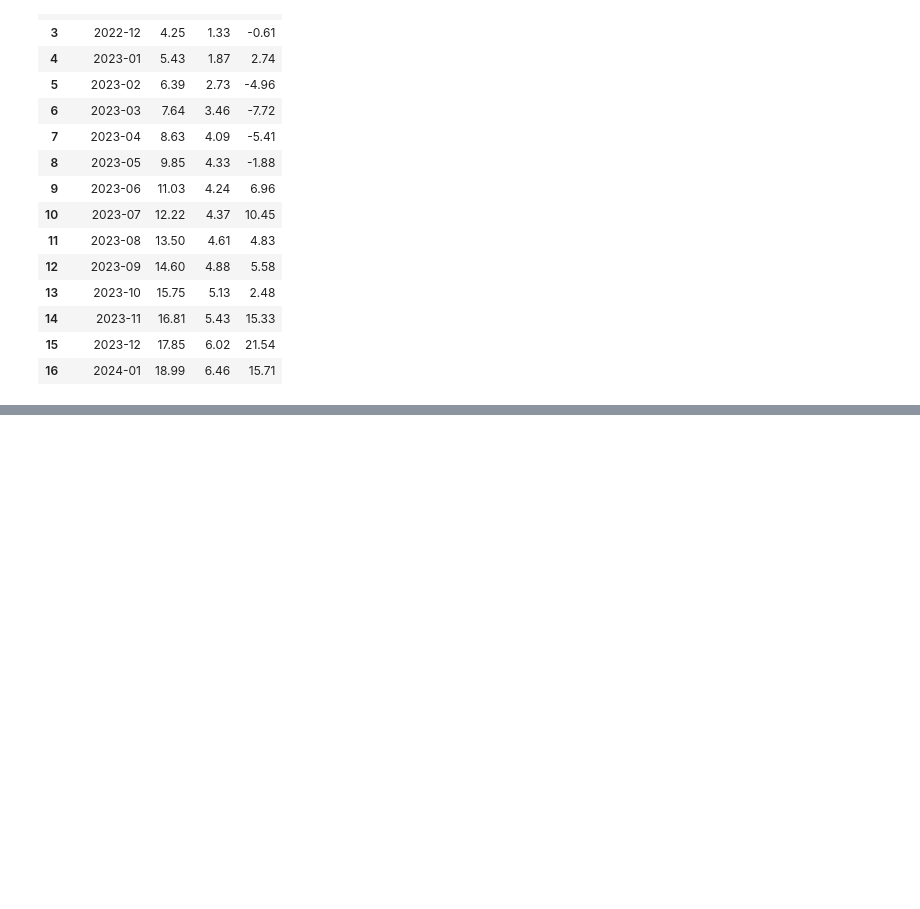
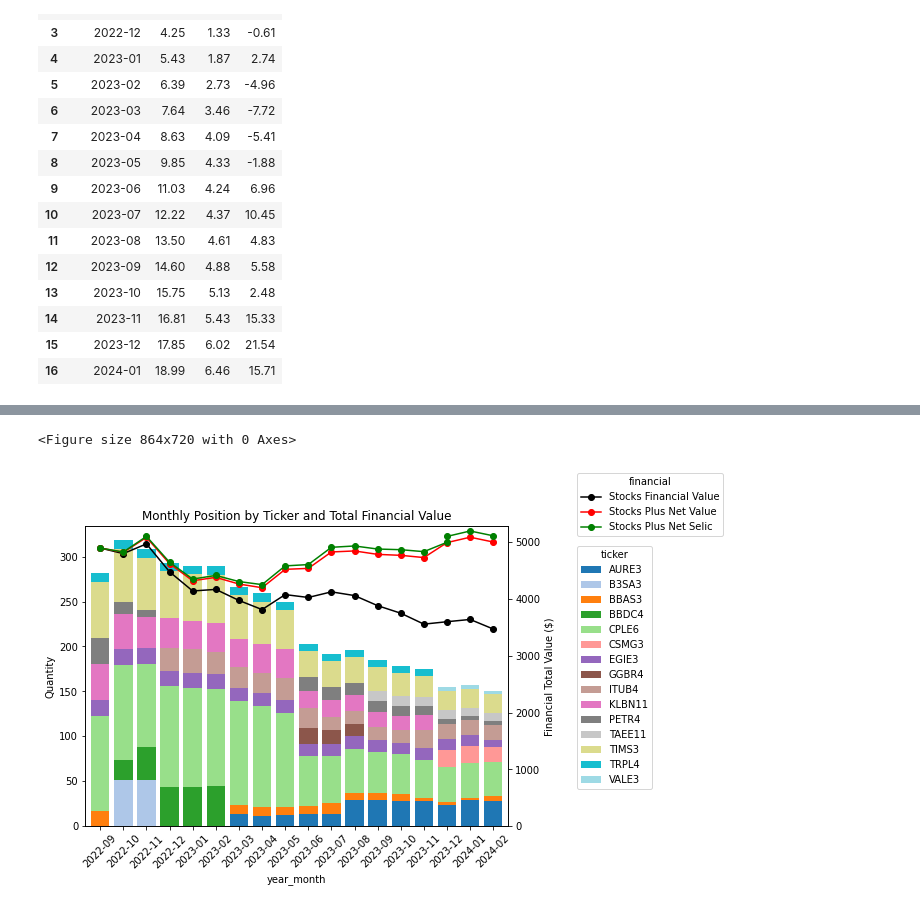
Before and after one commit to humbertomfialho/stock_dividends, a Jupyter notebook: analyses.ipynb, the cells around one changed output, grey strips where cells are left out. Cells and saved outputs as stored; diff of their text form; code cells hidden in the pictures; blank space fills up the shorter version.

```diff
--- a/analyses.ipynb
+++ b/analyses.ipynb
@@ -648,0 +732,17 @@ display(market_info)
+# %%
+negotiation_net_selic = negotiation_info[['date', 'net_value']].copy()
+negotiation_net_selic.loc[0, 'net_value'] = 0
+negotiation_net_selic['date'] = pd.to_datetime(negotiation_net_selic['date'])
+display(negotiation_net_selic)
+
+percent_selic = selic[selic['date'].isin(negotiation_net_selic['date'])][['date', 'variation']]
+percent_selic.reset_index(inplace=True, drop=True)
+percent_selic['percent_apply'] = percent_selic.loc[len(negotiation_net_selic)-1, 'variation'] - percent_selic['variation']
+percent_selic = percent_selic[['date', 'percent_apply']]
+
+negotiation_net_selic = negotiation_net_selic.merge(percent_selic, how='left', on='date')
+negotiation_net_selic['net_selic'] = negotiation_net_selic['net_value'] * (1 + negotiation_net_selic['percent_apply']/100)
+negotiation_net_selic['year_month'] = negotiation_net_selic['date'].dt.to_period('M')
+negotiation_net_selic.index = negotiation_net_selic['year_month']
+negotiation_net_selic = negotiation_net_selic[['net_selic']]
+# display(negotiation_net_selic)
@@ -648,0 +767,5 @@ display(market_info)
+# %%
+month_stock_total_selic = month_stock_total.merge(negotiation_net_selic, how='left', left_index=True, right_index=True)
+month_stock_total_selic['cumulative_net_selic'] = month_stock_total_selic['net_selic'].cumsum()
+month_stock_total_selic['total_net_selic'] = month_stock_total_selic['total'] + month_stock_total_selic['cumulative_net_selic']
+display(month_stock_total_selic)
@@ -649,3 +791,26 @@ display(market_info)
+# %%
+plt.figure(figsize=(12, 10))
+
+ax = monthly_totals.plot(kind='bar', stacked=True, figsize=(10, 6), width=0.8, color=colors)
+ax.set_ylabel('Quantity')
+ax2 = plt.gca().twinx()
+ax2.plot(month_stock_total.index.astype(str), month_stock_total['total'], color='black', marker='o', label='Stocks Financial Value')
+ax2.plot(month_stock_total.index.astype(str), month_stock_total['total_net'], color='red', marker='o', label='Stocks Plus Net Value')
+ax2.plot(month_stock_total_selic.index.astype(str), month_stock_total_selic['total_net_selic'], color='green', marker='o', label='Stocks Plus Net Selic')
+ax2.set_ylabel('Financial Total Value ($)')
+ax2.set_yticks(np.arange(6000, step=1000))
+
+ax.set_xticks(np.arange(len(monthly_totals.index)))
+ax.set_xticklabels(monthly_totals.index.astype(str), rotation=45)
+ax.legend(title='ticker', bbox_to_anchor=(1.15, 0.95), loc='upper left')
+ax2.legend(title='financial', bbox_to_anchor=(1.15, 0.95), loc='lower left')
+
+plt.title('Monthly Position by Ticker and Total Financial Value')
+plt.tight_layout()
+plt.show()
+# %% [output]
+<Figure size 864x720 with 0 Axes>
+[figure, added]
 # %%
 # TODO: plotting graph with values
 fig, ax = plt.subplots(figsize=(14, 8))
```
Also changed, not shown: parts of 25 cells of this notebook.
